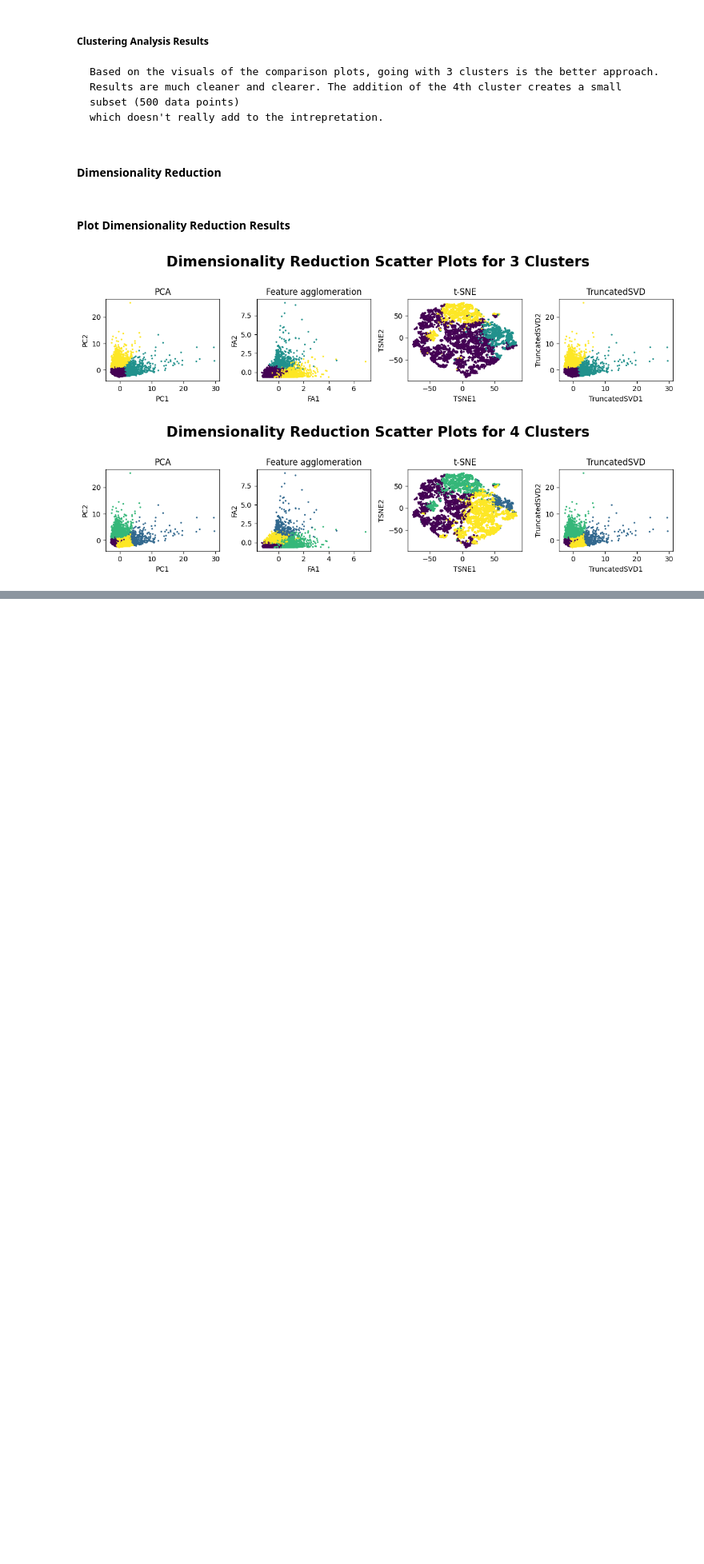
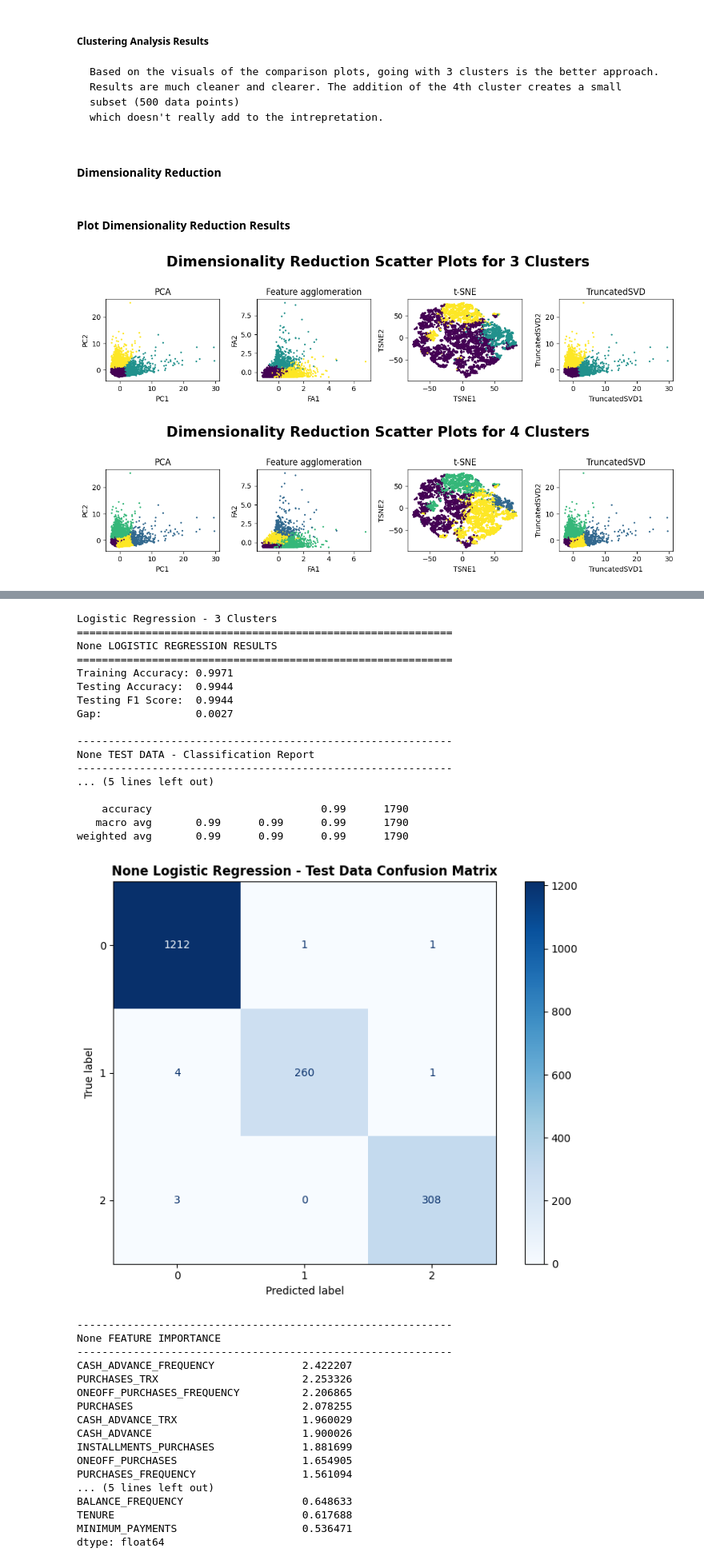
Before and after one commit to juanbucz/FullStackAcademyAICourse, a Jupyter notebook: Incremental Capstones/Capstone 7/Incremental Capstone 7 - Credit Card Agency Clustering.ipynb, the cells around one changed output, grey strips where cells are left out. Shown at 80% size. Drawn from its saved outputs; the diff is of its cells as text; code cells hidden in the pictures; blank space fills up the shorter version.

```diff
--- a/Incremental Capstones/Capstone 7/Incremental Capstone 7 - Credit Card Agency Clustering.ipynb
+++ b/Incremental Capstones/Capstone 7/Incremental Capstone 7 - Credit Card Agency Clustering.ipynb
@@ -942,0 +1361,80 @@ DisplayScatterPlots(df_CreditCardAgency_WithLabel['4 Clusters'], '4 Clusters')
+# %%
+# df_CreditCardAgency has been imputed and optimized, but not scaled
+df_CreditCardAgency_Target = df_CreditCardAgency.copy(deep=True)
+df_CreditCardAgency_Target.drop(columns=['CUST_ID'], inplace=True)
+
+print('Logistic Regression - 3 Clusters')
+df_CreditCardAgency_Target['Cluster'] = df_CreditCardAgency_WithLabel['3 Clusters']
+results_logisticregression_3cluster = RunLogisticRegression(df_CreditCardAgency_Target, 'Cluster', apply_scaling=True)
+print()
+print()
+
+print('Logistic Regression - 4 Clusters')
+df_CreditCardAgency_Target['Cluster'] = df_CreditCardAgency_WithLabel['4 Clusters']
+results_logisticregression_4cluster = RunLogisticRegression(df_CreditCardAgency_Target, 'Cluster', apply_scaling=True)
+print()
+print()
+
+
+print('RandomForest Classifier - 3 Clusters')
+df_CreditCardAgency_Target['Cluster'] = df_CreditCardAgency_WithLabel['3 Clusters']
+results_randomforest_3cluster = RunRandomForestClassifier(df_CreditCardAgency_Target, 'Cluster', apply_scaling=True)
+print()
+print()
+
+print('RandomForest Classifier - 4 Clusters')
+df_CreditCardAgency_Target['Cluster'] = df_CreditCardAgency_WithLabel['4 Clusters']
+results_randomforest_4cluster = RunRandomForestClassifier(df_CreditCardAgency_Target, 'Cluster', apply_scaling=True)
+print()
+print()
+
+
+# Display Comparisons
+
+results_dict = {
+    'Logistic Regression 3 Cluster': results_logisticregression_3cluster,
+    'Logistic Regression 4 Cluster': results_logisticregression_4cluster,
+    'Random Forest Classifier 3 Cluster': results_randomforest_3cluster,
+    'Random Forest Classifier 4 Cluster': results_randomforest_4cluster
+}
+
+
+CompareClassificationResults(results_dict, title='LogisticRegression vs RandomTreeClassifier Comparisons')
+print()
+print()
+# %% [output]
+Logistic Regression - 3 Clusters
+============================================================
+None LOGISTIC REGRESSION RESULTS
+============================================================
+Training Accuracy: 0.9971
+Testing Accuracy:  0.9944
+Testing F1 Score:  0.9944
+Gap:               0.0027
+
+------------------------------------------------------------
+None TEST DATA - Classification Report
+------------------------------------------------------------
+... (5 lines left out)
+
+    accuracy                           0.99      1790
+   macro avg       0.99      0.99      0.99      1790
+weighted avg       0.99      0.99      0.99      1790
+[figure, added]
+------------------------------------------------------------
+None FEATURE IMPORTANCE
+------------------------------------------------------------
+CASH_ADVANCE_FREQUENCY              2.422207
+PURCHASES_TRX                       2.253326
+ONEOFF_PURCHASES_FREQUENCY          2.206865
+PURCHASES                           2.078255
+CASH_ADVANCE_TRX                    1.960029
+CASH_ADVANCE                        1.900026
+INSTALLMENTS_PURCHASES              1.881699
+ONEOFF_PURCHASES                    1.654905
+PURCHASES_FREQUENCY                 1.561094
+... (5 lines left out)
+BALANCE_FREQUENCY                   0.648633
+TENURE                              0.617688
+MINIMUM_PAYMENTS                    0.536471
+dtype: float64
```
Also changed, not shown: parts of 8 cells of this notebook.
